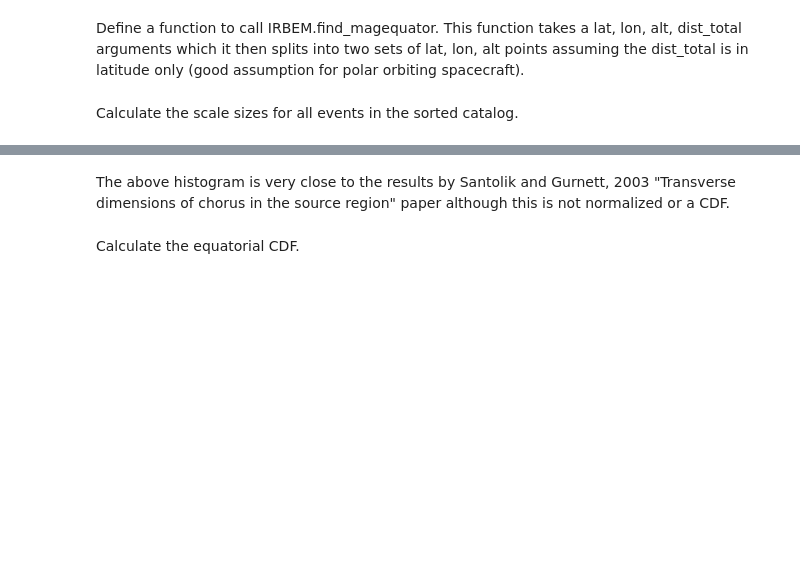
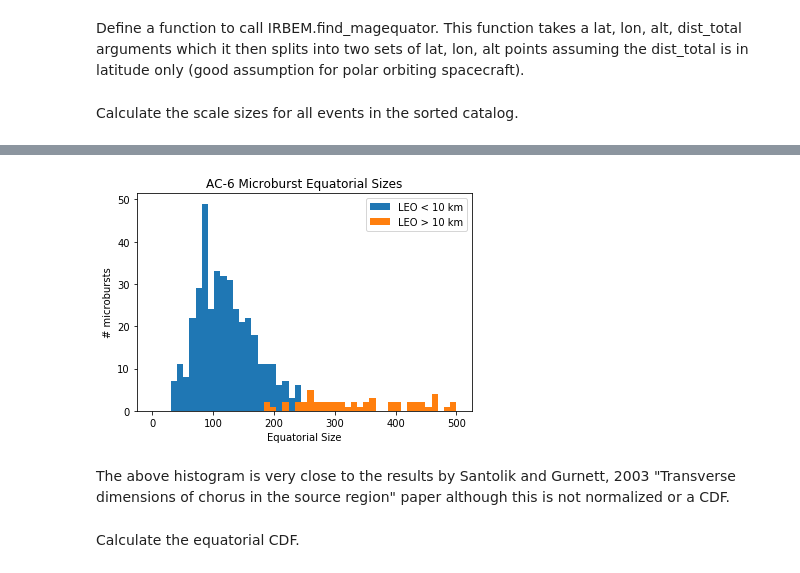
Before and after one commit to mshumko/ac6_microburst_scale_sizes, a Jupyter notebook: stats/microburst_cdf_equator.ipynb, the cells around one changed output, grey strips where cells are left out. Saved outputs shown, nothing was run; the diff lists cells and outputs as text; code cells hidden in the pictures; blank space fills up the shorter version.

```diff
--- a/stats/microburst_cdf_equator.ipynb
+++ b/stats/microburst_cdf_equator.ipynb
@@ -18,6 +18,8 @@ CAT_PATH = ('/home/mike/research/ac6_microburst_scale_sizes/data/'
             'coincident_microbursts_catalogues/'
             'AC6_coincident_microbursts_sorted_v{}.txt'.format(CATALOG_VERSION))
 cat = pd.read_csv(CAT_PATH)
+cat_small = cat[cat.Dist_Total < 10]
+cat_large = cat[cat.Dist_Total > 10]
 cat.head()
 # %% [output]
 |  | dateTime | dos1rate | peak_std | Lm_OPQ | MLT_OPQ | lat | lon | alt | Dist_In_Track | ... |
@@ -56,4 +58,8 @@ Calculate the scale sizes for all events in the sorted catalog.
 # %%
 d_equator = np.array([map2equator(row.lat, row.lon, row.alt, row.dateTime, row.Dist_Total)
                       for _, row in cat.iterrows()])
+d_small = np.array([map2equator(row.lat, row.lon, row.alt, row.dateTime, row.Dist_Total)
+                      for _, row in cat_small.iterrows()])
+d_large = np.array([map2equator(row.lat, row.lon, row.alt, row.dateTime, row.Dist_Total)
+                      for _, row in cat_large.iterrows()])
 # %%
@@ -64,3 +70,11 @@ plt.ylabel('# microbursts'); plt.xlabel('Equatorial Size'); plt.title('AC-6 Micr
+# %%
+plt.hist(d_small, bins=np.linspace(0, 500, num=50), label='LEO < 10 km')
+plt.hist(d_large, bins=np.linspace(0, 500, num=50), label='LEO > 10 km')
+plt.ylabel('# microbursts'); plt.xlabel('Equatorial Size'); plt.title('AC-6 Microburst Equatorial Sizes');
+#plt.xscale('log')
+plt.legend();
+# %% [output]
+[figure, added]
 # %% [markdown]
 The above histogram is very close to the results by Santolik and Gurnett, 2003 "Transverse dimensions of chorus in the source region" paper although this is not normalized or a CDF.
 # %% [markdown]
```
Also changed, not shown: parts of 5 cells of this notebook.
